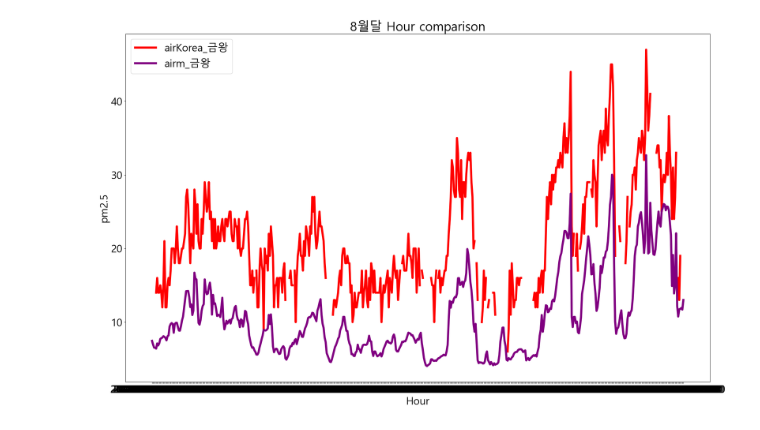
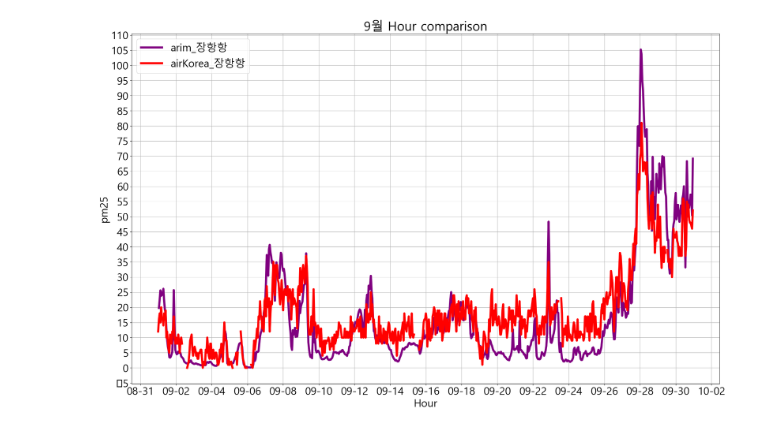
Before and after one commit to GyuminGomin/Predictive-air-quality-analysis, a Jupyter notebook: 공기질예측모델-좋음,매우나쁨소거.ipynb, the cells around one changed output. Cells and saved outputs as stored; diff of their text form; code cells hidden in the pictures.

```diff
--- a/공기질예측모델-좋음,매우나쁨소거.ipynb
+++ b/공기질예측모델-좋음,매우나쁨소거.ipynb
@@ -70,24 +72,27 @@ def air_quality_label(pm25):
         return '나쁨'
     else:
         return '매우 나쁨'
-# %%
-arim_data = pd.read_csv('./비교/금왕/OA200_금왕.csv')
-airKorea_data = pd.read_csv('./비교/금왕/AirKorea_금왕.csv')
-
-arim_data.set_index('Date', inplace=True)
-airKorea_data.set_index('Date', inplace=True)
-
-# 구간 나누기
-arim_data = arim_data.loc['2021-08-10 13:00':'2021-08-31 23:00']
-airKorea_data = airKorea_data.loc['2021-08-10 13:00':'2021-08-31 23:00']
-
-# 그래프 5개 비교
-plt.plot(airKorea_data.index, airKorea_data.pm25, color="red", linewidth="5")
-plt.plot(arim_data.index, arim_data.pm25, color='purple', linewidth="5")
-plt.xlabel('Hour')
-plt.ylabel('pm2.5')
-plt.legend(('airKorea_금왕','airm_금왕'))
-plt.title('8월달 Hour comparison')
-plt.show()
-# %% [output]
-[figure, removed]
+# %%
+arim_data = pd.read_csv('./비교/장항항/9월/OA200#1_9월 MA.csv')
+airKorea_data = pd.read_csv('./비교/장항항/9월/airkorea_장항항_9월.csv')
+
+arim_data['date'] = arim_data.date.apply(pd.to_datetime)
+airKorea_data['date'] = airKorea_data.date.apply(pd.to_datetime)
+
+arim_data = arim_data.groupby([pd.Grouper(key='date', freq='H')]).mean()
+airKorea_data = airKorea_data.groupby([pd.Grouper(key='date', freq='H')]).mean()
+
+# 그래프 2개 비교
+plt.gca().xaxis.set_major_locator(mdates.DayLocator(interval=2))
+plt.gca().xaxis.set_major_formatter(mdates.DateFormatter('%m-%d'))
+plt.gca().yaxis.set_major_locator(MaxNLocator(nbins=25))
+plt.plot(arim_data.index, arim_data['PM2.5'], color="purple", linewidth="5")
+plt.plot(airKorea_data.index, airKorea_data['PM2.5'], color="red", linewidth="5")
+plt.xlabel('Hour')
+plt.ylabel('pm25')
+plt.legend(('arim_장항항','airKorea_장항항'))
+plt.title('9월 Hour comparison')
+plt.grid()
+plt.show()
+# %% [output]
+[figure, added]
```
Also changed, not shown: parts of 3 cells of this notebook, 1 other file.
